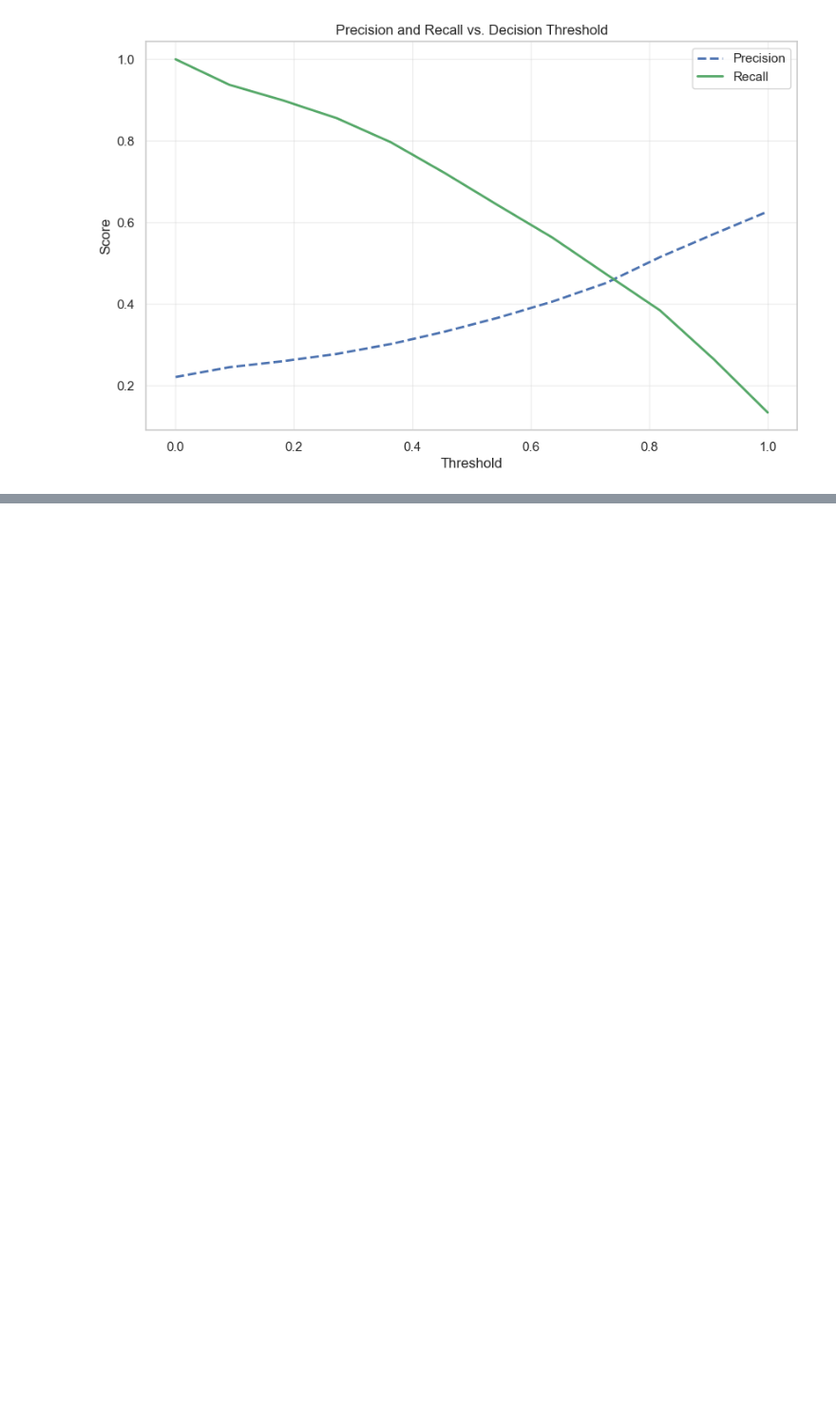
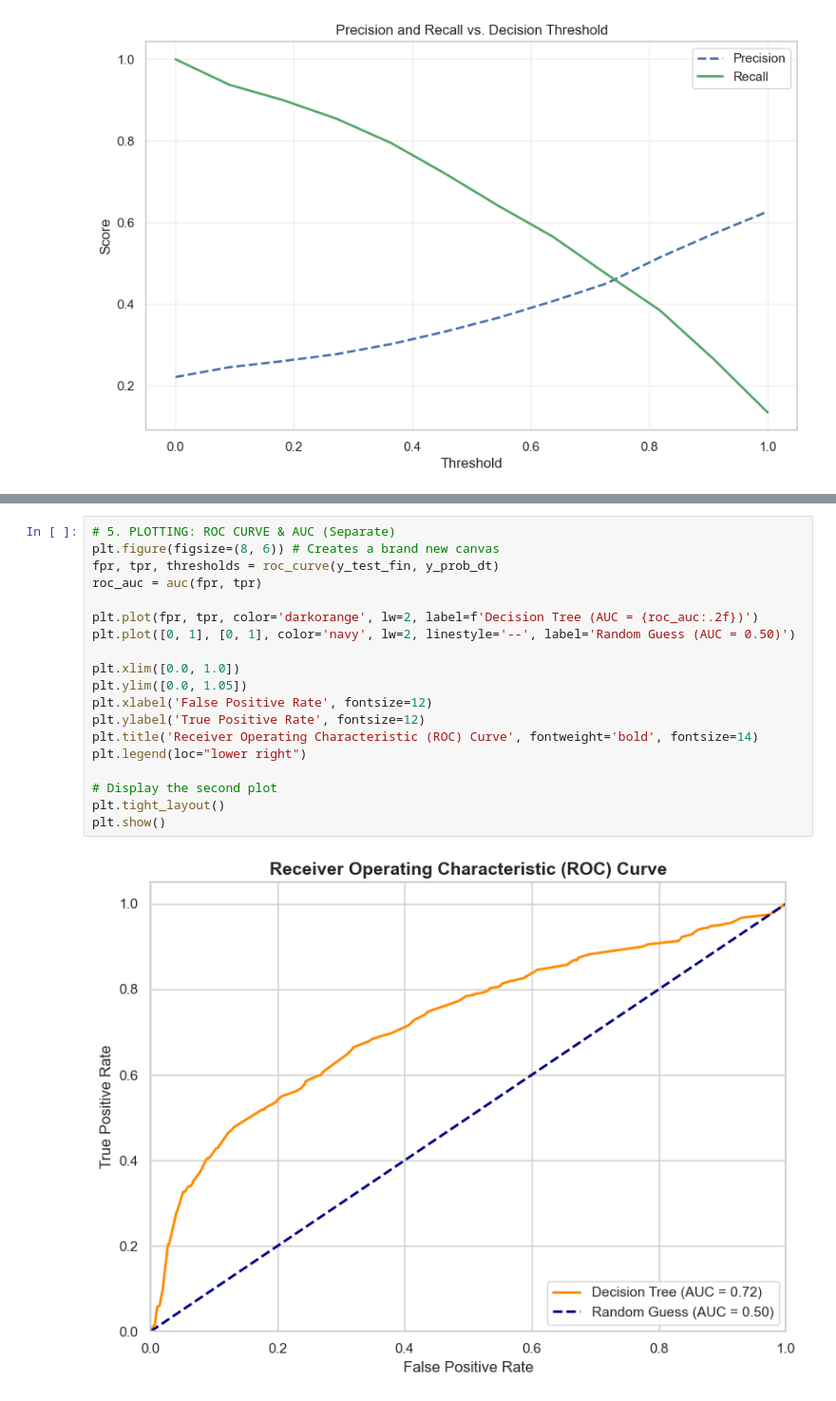
Before and after one commit to Malak23272/MLproject, a Jupyter notebook: defualtcreditcard (1).ipynb, the cells around one changed output, grey strips where cells are left out. Shown at 95% size. Saved outputs shown, nothing was run; the diff lists cells and outputs as text; blank space fills up the shorter version.

```diff
--- a/defualtcreditcard (1).ipynb
+++ b/defualtcreditcard (1).ipynb
@@ -530,0 +577,21 @@ plt.show()
+# %%
+# 5. PLOTTING: ROC CURVE & AUC (Separate)
+plt.figure(figsize=(8, 6)) # Creates a brand new canvas
+fpr, tpr, thresholds = roc_curve(y_test_fin, y_prob_dt)
+roc_auc = auc(fpr, tpr)
+
+plt.plot(fpr, tpr, color='darkorange', lw=2, label=f'Decision Tree (AUC = {roc_auc:.2f})')
+plt.plot([0, 1], [0, 1], color='navy', lw=2, linestyle='--', label='Random Guess (AUC = 0.50)')
+
+plt.xlim([0.0, 1.0])
+plt.ylim([0.0, 1.05])
+plt.xlabel('False Positive Rate', fontsize=12)
+plt.ylabel('True Positive Rate', fontsize=12)
+plt.title('Receiver Operating Characteristic (ROC) Curve', fontweight='bold', fontsize=14)
+plt.legend(loc="lower right")
+
+# Display the second plot
+plt.tight_layout()
+plt.show()
+# %% [output]
+[figure, added]
```
Also changed, not shown: parts of 9 cells of this notebook.
